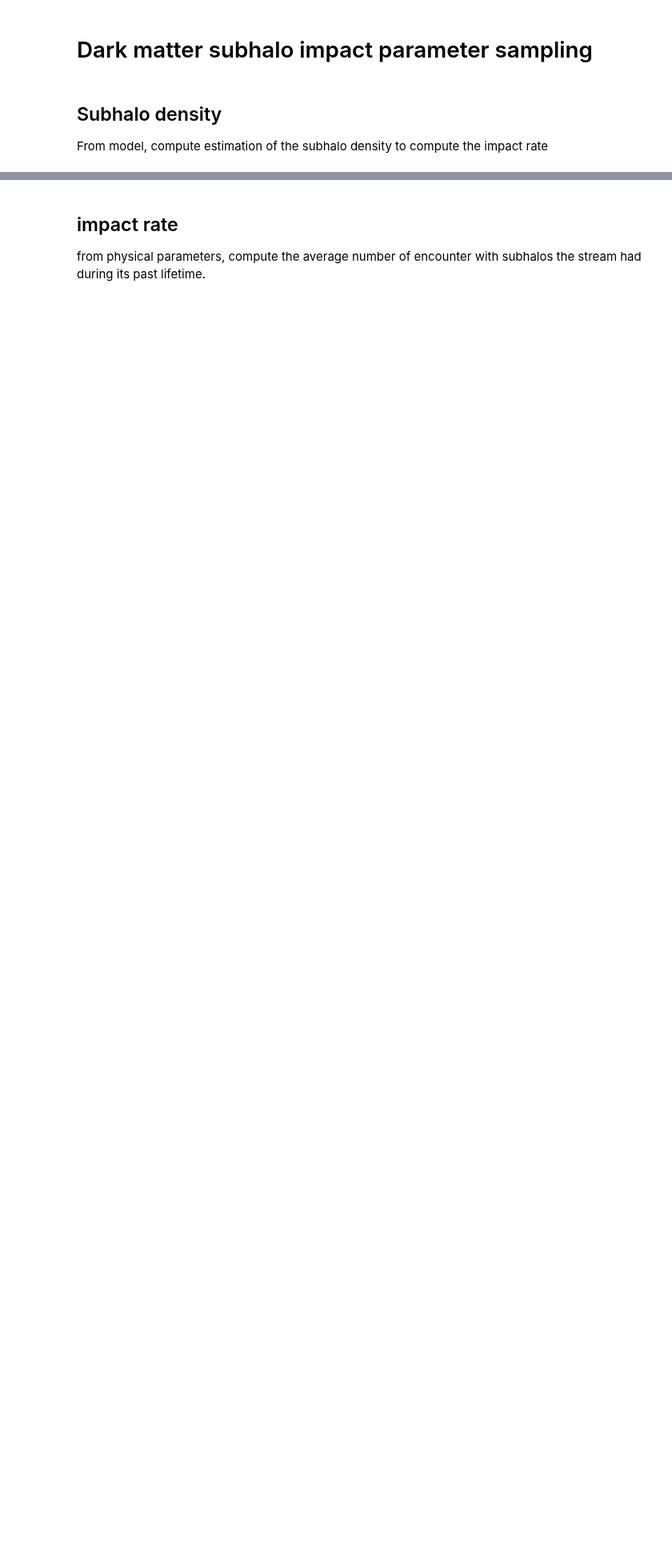
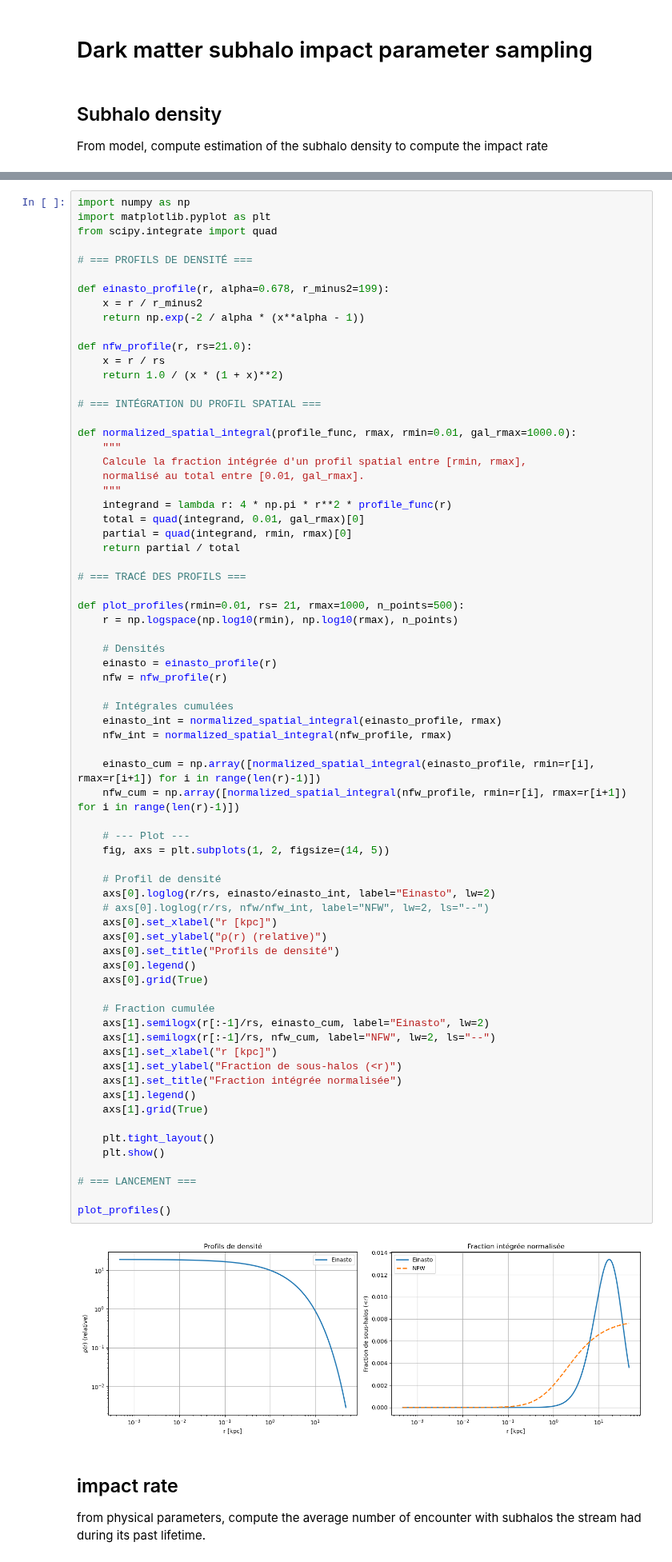
Before and after one commit to johannct/stream_sim, a Jupyter notebook: dev/impact_sampling.ipynb, the cells around one changed output, grey strips where cells are left out. Shown at 80% size. Cells and saved outputs as stored; diff of their text form; blank space fills up the shorter version.

```diff
--- a/dev/impact_sampling.ipynb
+++ b/dev/impact_sampling.ipynb
@@ -159,3 +183,75 @@ plt.show()
+# %%
+import numpy as np
+import matplotlib.pyplot as plt
+from scipy.integrate import quad
+
+# === PROFILS DE DENSITÉ ===
+
+def einasto_profile(r, alpha=0.678, r_minus2=199):
+    x = r / r_minus2
+    return np.exp(-2 / alpha * (x**alpha - 1))
+
+def nfw_profile(r, rs=21.0):
+    x = r / rs
+    return 1.0 / (x * (1 + x)**2)
+
+# === INTÉGRATION DU PROFIL SPATIAL ===
+
+def normalized_spatial_integral(profile_func, rmax, rmin=0.01, gal_rmax=1000.0):
+    """
+    Calcule la fraction intégrée d'un profil spatial entre [rmin, rmax],
+    normalisé au total entre [0.01, gal_rmax].
+    """
+    integrand = lambda r: 4 * np.pi * r**2 * profile_func(r)
+    total = quad(integrand, 0.01, gal_rmax)[0]
+    partial = quad(integrand, rmin, rmax)[0]
+    return partial / total
+
+# === TRACÉ DES PROFILS ===
+
+def plot_profiles(rmin=0.01, rs= 21, rmax=1000, n_points=500):
+    r = np.logspace(np.log10(rmin), np.log10(rmax), n_points)
+
+    # Densités
+    einasto = einasto_profile(r)
+    nfw = nfw_profile(r)
+
+    # Intégrales cumulées
+    einasto_int = normalized_spatial_integral(einasto_profile, rmax)
+    nfw_int = normalized_spatial_integral(nfw_profile, rmax)
+
+    einasto_cum = np.array([normalized_spatial_integral(einasto_profile, rmin=r[i], rmax=r[i+1]) for i in range(len(r)-1)])
+    nfw_cum = np.array([normalized_spatial_integral(nfw_profile, rmin=r[i], rmax=r[i+1]) for i in range(len(r)-1)])
+
+    # --- Plot ---
+    fig, axs = plt.subplots(1, 2, figsize=(14, 5))
+
+    # Profil de densité
+    axs[0].loglog(r/rs, einasto/einasto_int, label="Einasto", lw=2)
+    # axs[0].loglog(r/rs, nfw/nfw_int, label="NFW", lw=2, ls="--")
+    axs[0].set_xlabel("r [kpc]")
+    axs[0].set_ylabel("ρ(r) (relative)")
+    axs[0].set_title("Profils de densité")
+    axs[0].legend()
+    axs[0].grid(True)
+
+    # Fraction cumulée
+    axs[1].semilogx(r[:-1]/rs, einasto_cum, label="Einasto", lw=2)
+    axs[1].semilogx(r[:-1]/rs, nfw_cum, label="NFW", lw=2, ls="--")
+    axs[1].set_xlabel("r [kpc]")
+    axs[1].set_ylabel("Fraction de sous-halos (<r)")
+    axs[1].set_title("Fraction intégrée normalisée")
+    axs[1].legend()
+    axs[1].grid(True)
+
+    plt.tight_layout()
+    plt.show()
+
+# === LANCEMENT ===
+
+plot_profiles()
+# %% [output]
+[figure, added]
 # %% [markdown]
 ## impact rate
 
```
Also changed, not shown: parts of 9 cells of this notebook, 6 other files.
